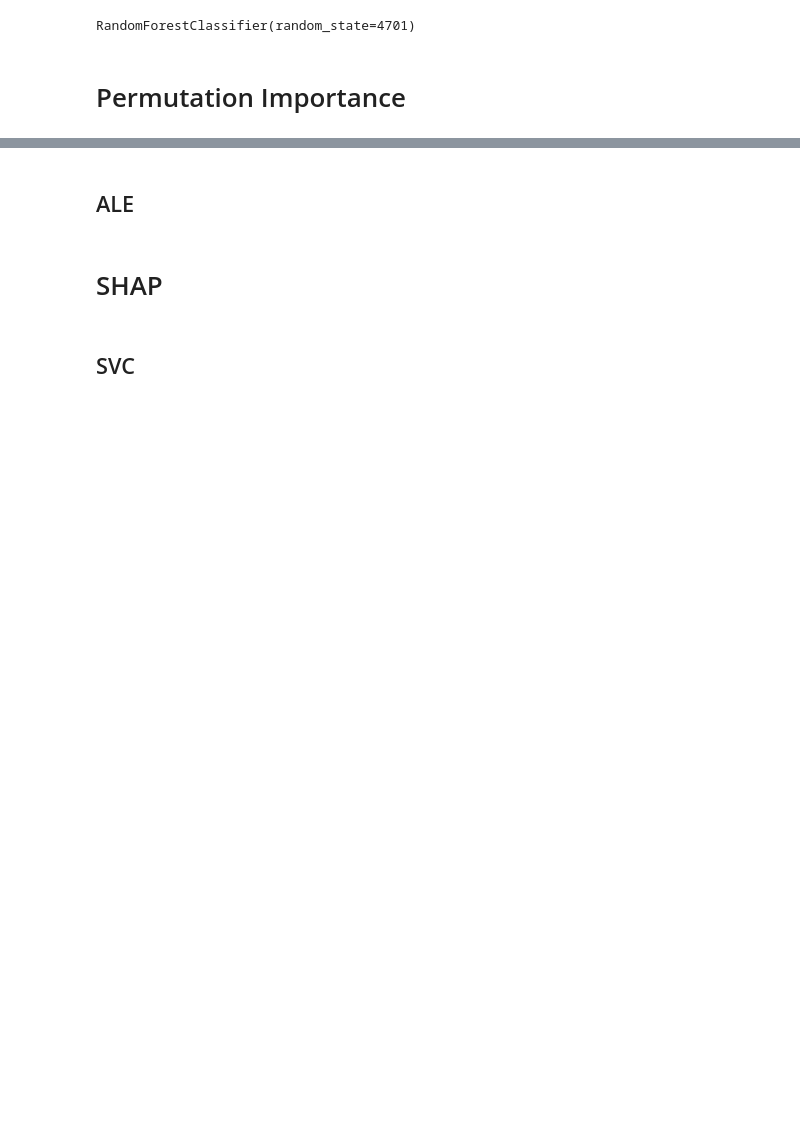
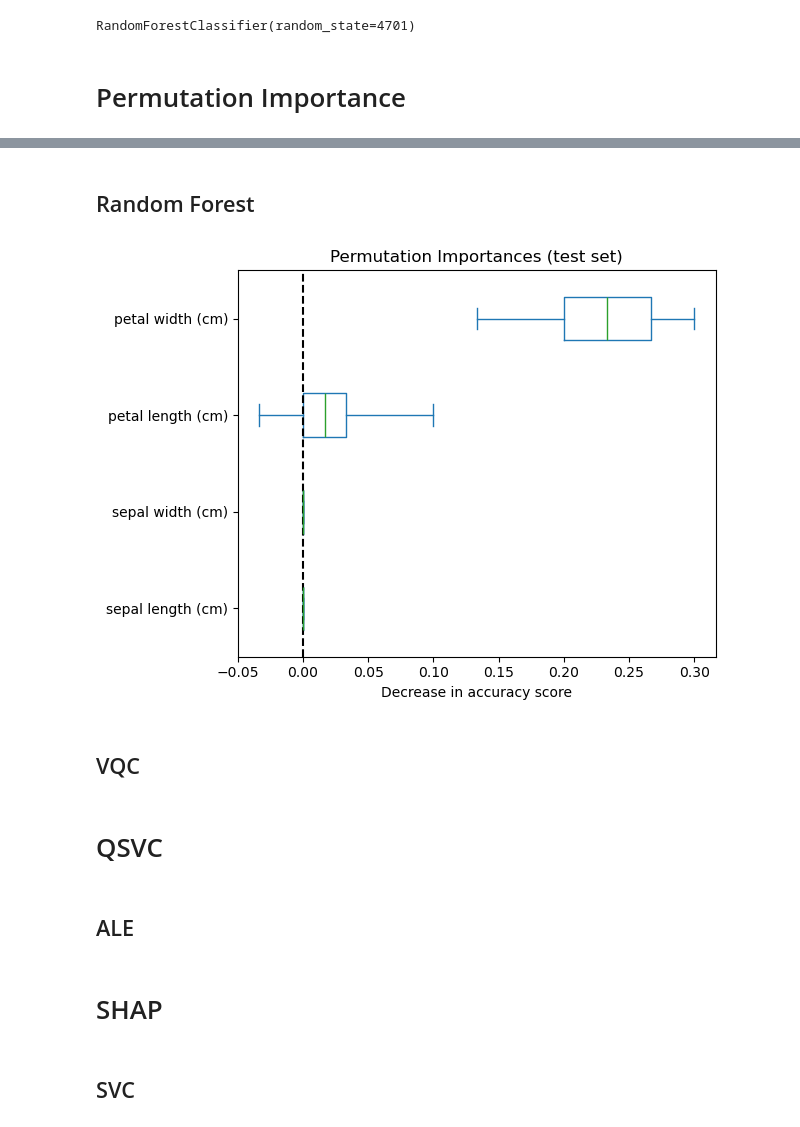
Before and after one commit to LukePower01/ml-to-qml, a Jupyter notebook: Iris_Importance_Explanation.ipynb, the cells around one changed output, grey strips where cells are left out. Saved outputs shown, nothing was run; the diff lists cells and outputs as text; code cells hidden in the pictures; blank space fills up the shorter version.

```diff
--- a/Iris_Importance_Explanation.ipynb
+++ b/Iris_Importance_Explanation.ipynb
@@ -219,11 +193,8 @@ compute_plot_permutation_importance_combined(svc_model, X_test, y_test, feature_
+# %% [markdown]
+## Random Forest
 # %%
-sorted_importances_idx = results.importances_mean.argsort()
-importances = pd.DataFrame(
-    results.importances[sorted_importances_idx].T,
-    columns=X.columns[sorted_importances_idx],
-)
-ax = importances.plot.box(vert=False, whis=10)
-ax.set_title("Permutation Importances (train set)")
-ax.axvline(x=0, color="k", linestyle="--")
-ax.set_xlabel("Decrease in accuracy score")
-ax.figure.tight_layout()
+plot_permutation_importance(rf_model)
+# %% [output]
+[figure, added]
+# %% [markdown]
+## VQC
@@ -229,0 +203,2 @@ ax.figure.tight_layout()
+# %% [markdown]
+# QSVC
```
Also changed, not shown: parts of 10 cells of this notebook, 1 other file.
